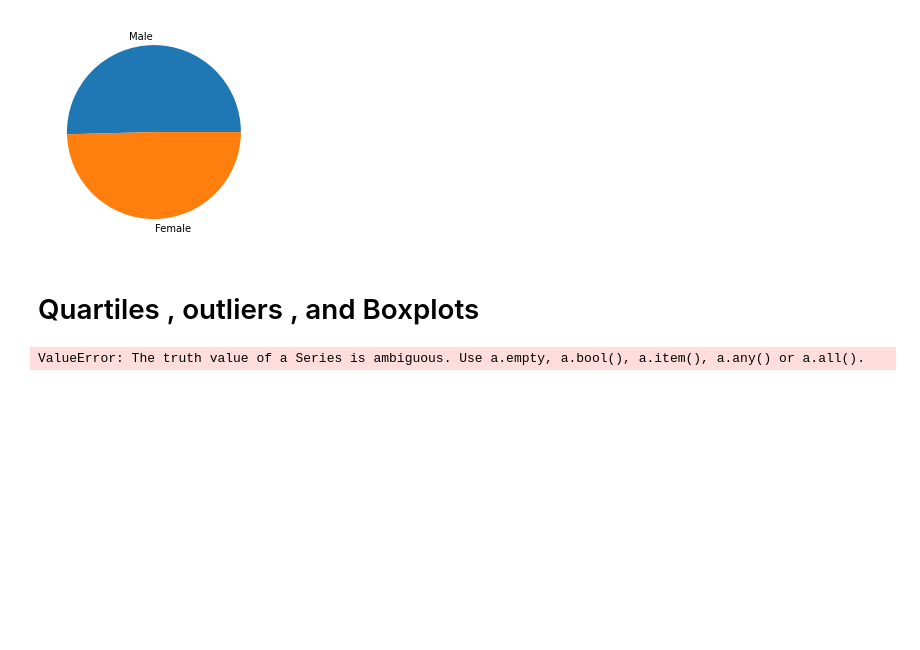
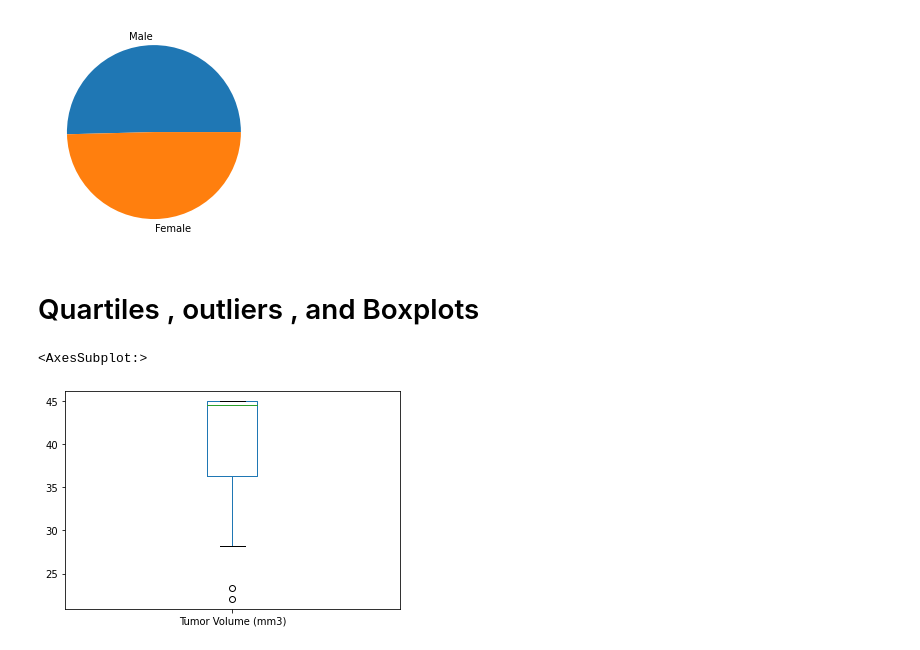
Before and after one commit to awesomepack/Pymaceuticals, a Jupyter notebook: Pymaceuticals.ipynb, the cells around one changed output. Drawn from its saved outputs; the diff is of its cells as text; code cells hidden in the pictures; blank space fills up the shorter version.

```diff
--- a/Pymaceuticals.ipynb
+++ b/Pymaceuticals.ipynb
@@ -175,8 +175,26 @@ plt.pie(gender_counts , labels=gender_counts.index )
 [figure]
 # %% [markdown]
 # Quartiles , outliers , and Boxplots
-# %%
-#Calculate final tumor volume for each mouse ID across the drug regimens of interest (DOI) = Drugs of Interest
-DOI = ['Ramicane' , 'Capomulin' , 'Infubinol' , 'Ceftamin'];
-# %% [output]
-ValueError: The truth value of a Series is ambiguous. Use a.empty, a.bool(), a.item(), a.any() or a.all().
+# %%
+#Calculate final tumor volume for each mouse ID across the drug regimens of interest (DOI) = Drugs of Interest
+DOI = ['Ramicane' , 'Capomulin' , 'Infubinol' , 'Ceftamin'];
+
+#Collecting Drug specific data frames in a list
+DOI_subsets = [SCC_growth[SCC_growth['Drug Regimen'] == drug] for drug in DOI];
+
+#concatenating the dataframes into one data frame
+DOI_df = pd.concat(DOI_subsets , axis = 0);
+
+#Grouping DOI_df by mice id and compute final tumor volume (V_f)
+V_f = DOI_df.groupby('Mouse ID')['Tumor Volume (mm3)'].min();
+
+#plotting the results in a box and whisker plot
+V_f.plot.box()
+
+#To Do:
+#Change style and color of the outliers so that they are esily identifiable
+# It looks like each regimen should stay as their own dataframe rather than be joined
+#Plot should have four box plots within it
+# %% [output]
+<AxesSubplot:>
+[figure, added]
```
